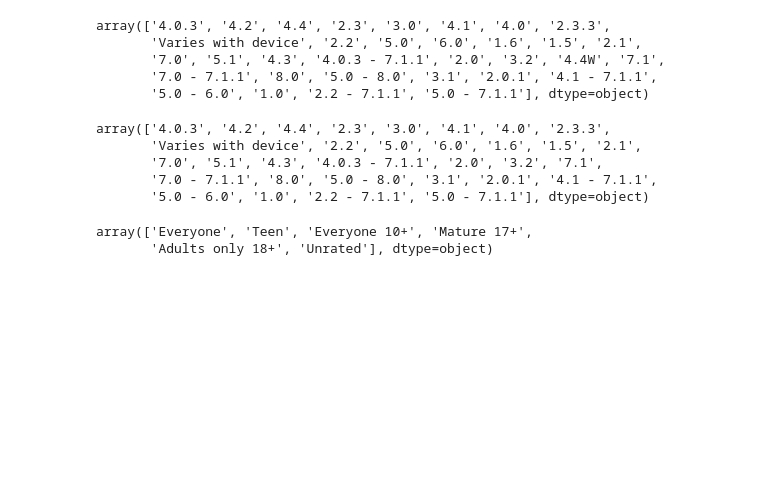
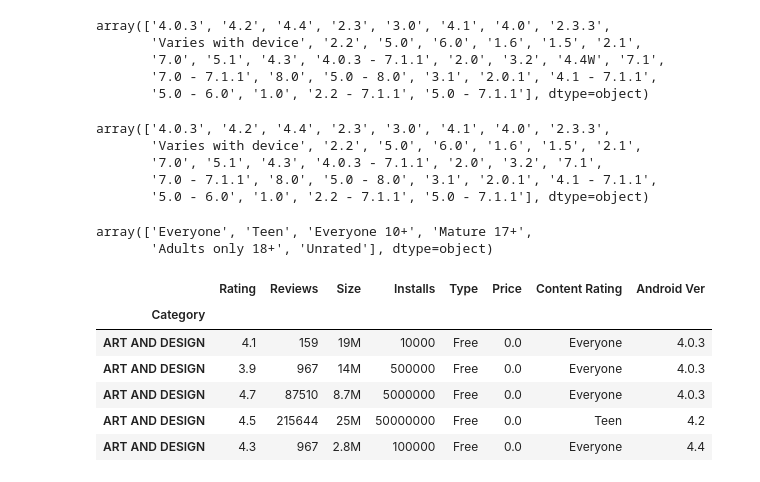
Before and after one commit to mulingwa/Playstore_Data_Analysis, a Jupyter notebook: Analysis.ipynb, the cells around one changed output. Cells and saved outputs as stored; diff of their text form; code cells hidden in the pictures; blank space fills up the shorter version.

```diff
--- a/Analysis.ipynb
+++ b/Analysis.ipynb
@@ -356,4 +356,16 @@ df_clean["Content Rating"].unique()
 # %% [output]
 array(['Everyone', 'Teen', 'Everyone 10+', 'Mature 17+',
        'Adults only 18+', 'Unrated'], dtype=object)
+# %%
+df_clean.set_index('Category',inplace=True)
+# %%
+df_clean.head()
+# %% [output]
+|  | Rating | Reviews | Size | Installs | Type | Price | Content Rating | Android Ver |
+| Category |  |  |  |  |  |  |  |  |
+| ART AND DESIGN | 4.1 | 159 | 19M | 10000 | Free | 0.0 | Everyone | 4.0.3 |
+| ART AND DESIGN | 3.9 | 967 | 14M | 500000 | Free | 0.0 | Everyone | 4.0.3 |
+| ART AND DESIGN | 4.7 | 87510 | 8.7M | 5000000 | Free | 0.0 | Everyone | 4.0.3 |
+| ART AND DESIGN | 4.5 | 215644 | 25M | 50000000 | Free | 0.0 | Teen | 4.2 |
+| ART AND DESIGN | 4.3 | 967 | 2.8M | 100000 | Free | 0.0 | Everyone | 4.4 |
 # %%
```
Also changed, not shown: parts of 2 cells of this notebook.
